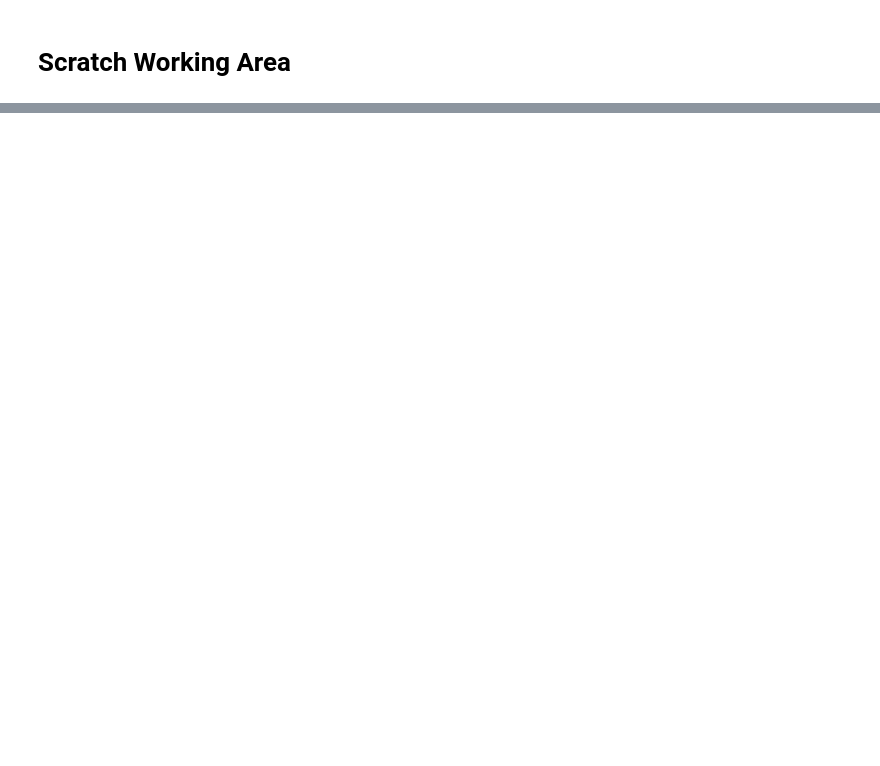
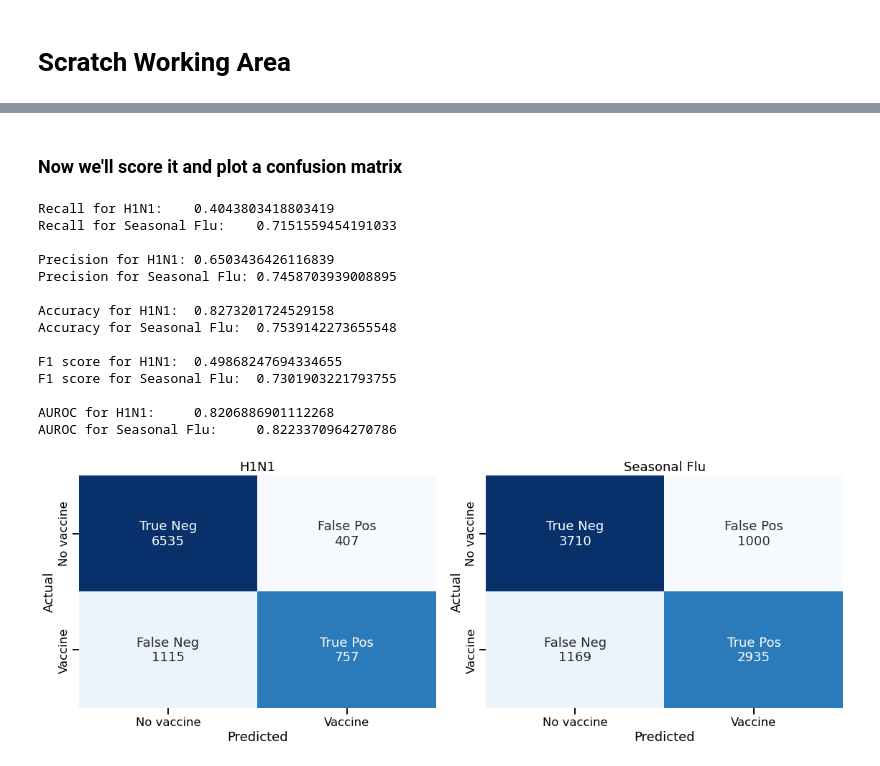
Before and after one commit to jeffbeech/Flu-Shot-Learning, a Jupyter notebook: matt notebook.ipynb, the cells around one changed output, grey strips where cells are left out. Drawn from its saved outputs; the diff is of its cells as text; code cells hidden in the pictures; blank space fills up the shorter version.

```diff
--- a/matt notebook.ipynb
+++ b/matt notebook.ipynb
@@ -466,0 +685,20 @@ preprocessor = Pipeline(
+# %%
+ss = StandardScaler()
+
+X_train_scaled = pd.DataFrame(ss.fit_transform(X_train_reduced), columns=X_train_reduced.columns, index=X_train_reduced.index)
+X_test_scaled = pd.DataFrame(ss.transform(X_test_reduced), columns=X_test_reduced.columns, index=X_test_reduced.index)
+# %%
+imputer = SimpleImputer(missing_values=np.nan, strategy='median')
+
+imputer.fit(X_train_reduced)
+
+X_train_imp = pd.DataFrame(imputer.transform(X_train_scaled), columns=X_train_scaled.columns, index=X_train_scaled.index)
+X_test_imp = pd.DataFrame(imputer.transform(X_test_scaled), columns=X_test_scaled.columns, index=X_test_scaled.index)
+# %%
+%%time
+
+log_reg_h1n1 = LogisticRegression(penalty="l2", C=1)
+log_reg_ssnl = LogisticRegression(penalty="l2", C=1)
+
+log_reg_h1n1.fit(X_train_imp, y_train_h1n1)
+log_reg_ssnl.fit(X_train_imp, y_train_ssnl);
@@ -466,0 +709,26 @@ preprocessor = Pipeline(
+# %% [markdown]
+### Now we'll score it and plot a confusion matrix
+# %%
+y_hat_h1n1 = log_reg_h1n1.predict(X_test_imp)
+y_hat_ssnl = log_reg_ssnl.predict(X_test_imp)
+
+y_proba_h1n1 = log_reg_h1n1.predict_proba(X_test_imp)
+y_proba_ssnl = log_reg_ssnl.predict_proba(X_test_imp)
+# %%
+all_metrics([y_test_h1n1, y_test_ssnl], [y_hat_h1n1, y_hat_ssnl], [y_proba_h1n1, y_proba_ssnl], model_name=['H1N1','Seasonal Flu'])
+# %% [output]
+Recall for H1N1:    0.4043803418803419
+Recall for Seasonal Flu:    0.7151559454191033
+
+Precision for H1N1: 0.6503436426116839
+Precision for Seasonal Flu: 0.7458703939008895
+
+Accuracy for H1N1:  0.8273201724529158
+Accuracy for Seasonal Flu:  0.7539142273655548
+
+F1 score for H1N1:  0.49868247694334655
+F1 score for Seasonal Flu:  0.7301903221793755
+
+AUROC for H1N1:     0.8206886901112268
+AUROC for Seasonal Flu:     0.8223370964270786
+[figure, added]
```
Also changed, not shown: parts of 47 cells of this notebook.
